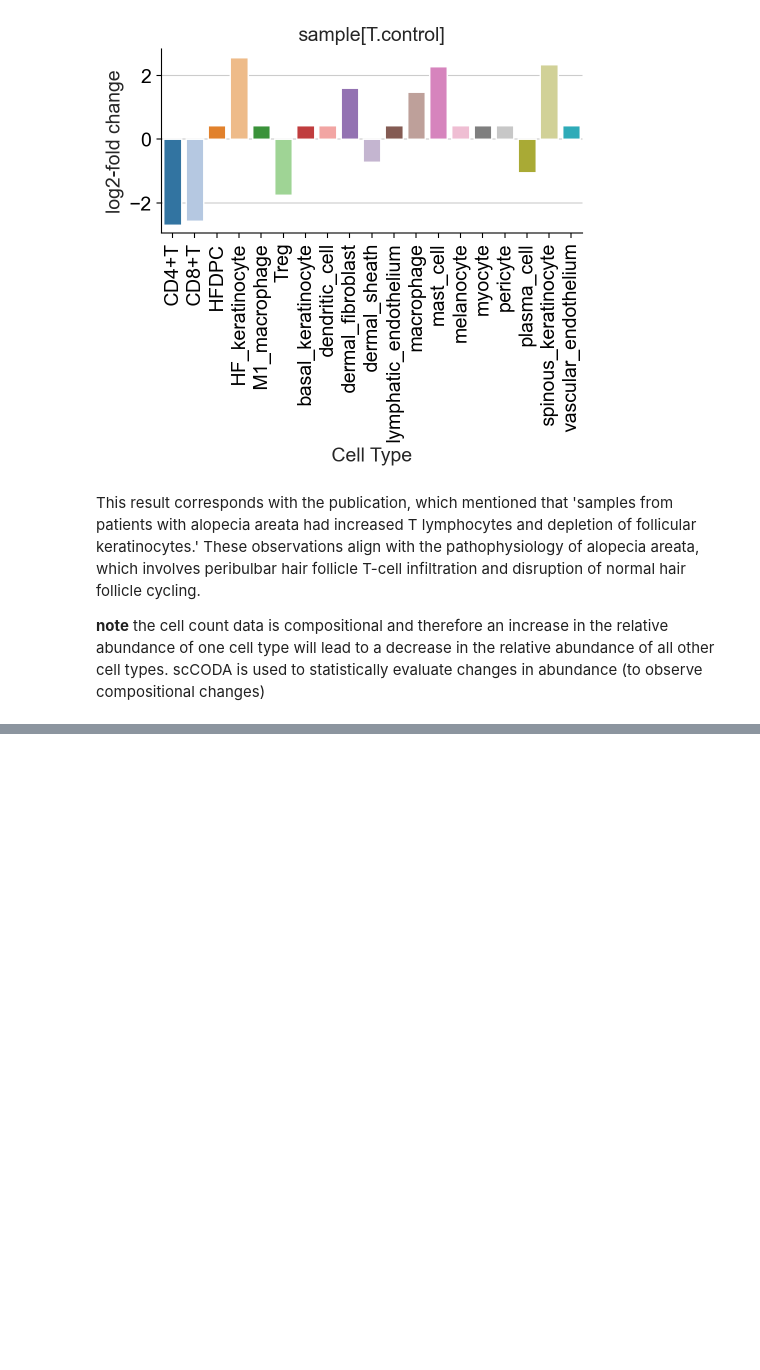
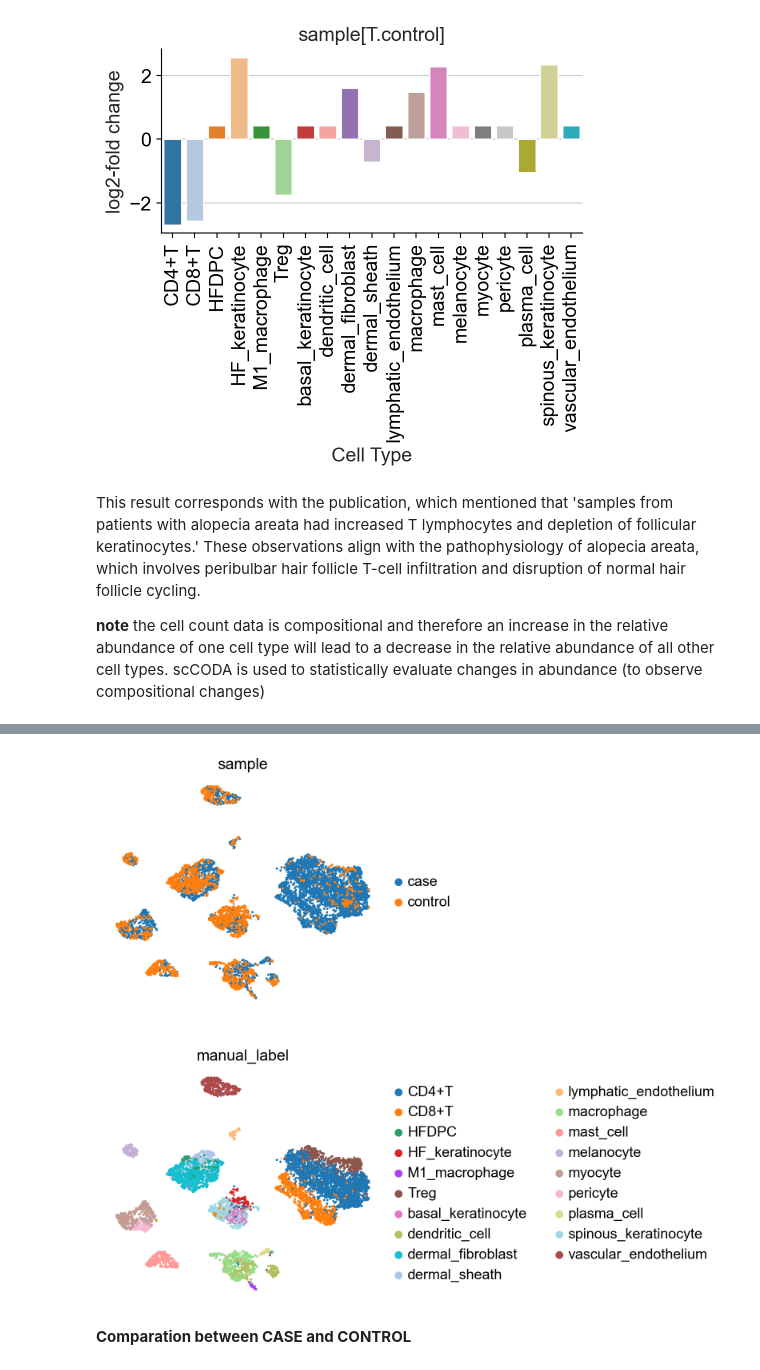
Before and after one commit to chira-ploy/singlecells-DataPlayground, a Jupyter notebook: alopecia_areata/alopecia_areata_analysis.ipynb, the cells around one changed output, grey strips where cells are left out. Drawn from its saved outputs; the diff is of its cells as text; code cells hidden in the pictures; blank space fills up the shorter version.

```diff
--- a/alopecia_areata/alopecia_areata_analysis.ipynb
+++ b/alopecia_areata/alopecia_areata_analysis.ipynb
@@ -719,0 +771,2 @@ scCODA is used to statistically evaluate changes in abundance (to observe compos
+# %%
+model = scvi.model.SCVI(adata)
@@ -719,0 +820,2 @@ scCODA is used to statistically evaluate changes in abundance (to observe compos
+# %%
+model.train()
@@ -719,0 +828,5 @@ scCODA is used to statistically evaluate changes in abundance (to observe compos
+# %%
+adata.obsm['X_scVI'] = model.get_latent_representation()
+# %%
+#get the scvi normalized expression
+adata.layers['scVI_expr'] = model.get_normalized_expression(library_size = 1e4)
@@ -719,0 +849,6 @@ scCODA is used to statistically evaluate changes in abundance (to observe compos
+# %%
+sc.pl.umap(adata, color=['sample', 'manual_label'], ncols =1)
+# %% [output]
+[figure, added]
+# %% [markdown]
+**Comparation between CASE and CONTROL**
```
Also changed, not shown: parts of 29 cells of this notebook.
